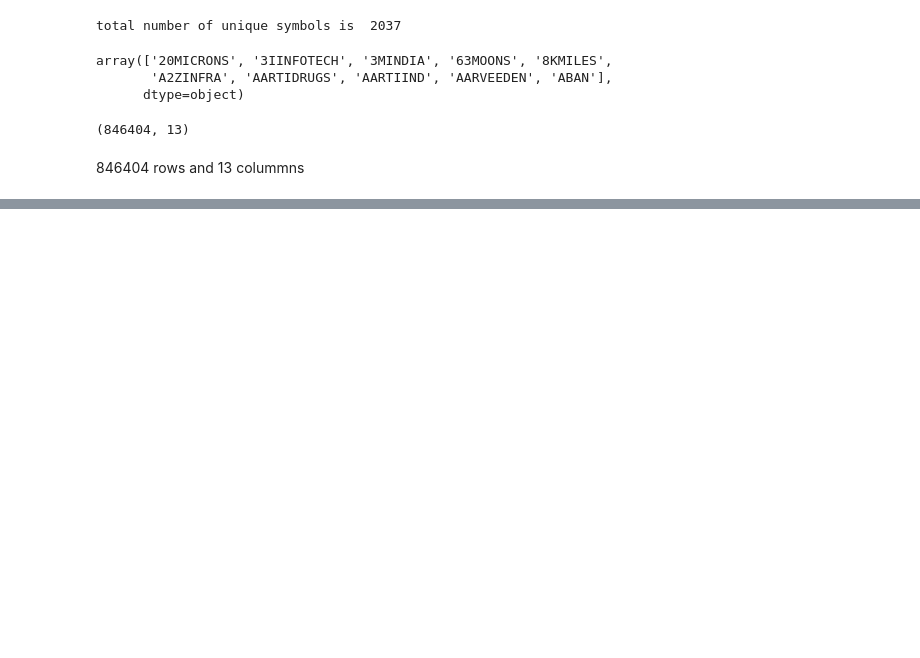
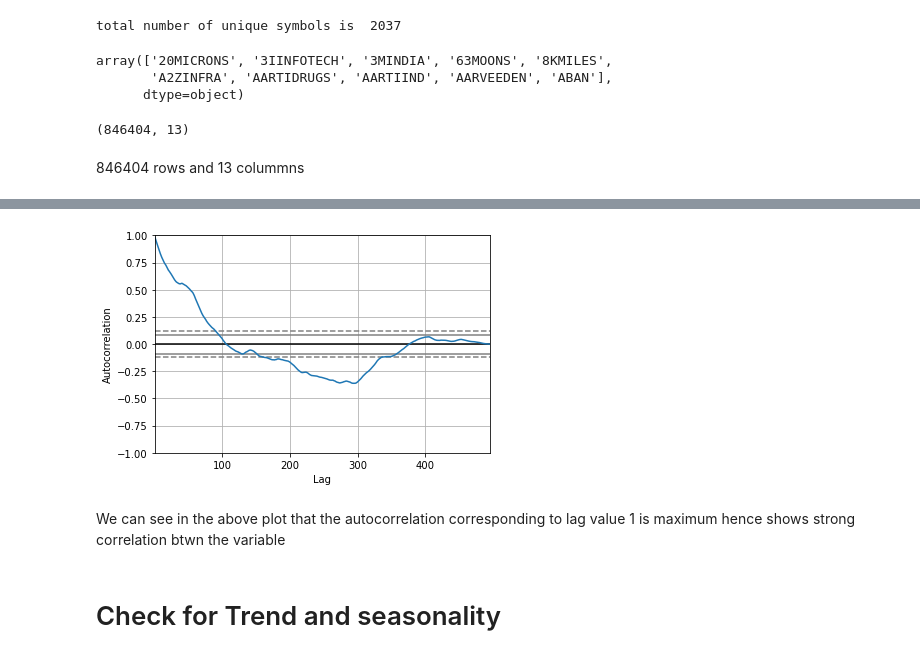
Before and after one commit to Muhia3/india-stocks-using-time-series, a Jupyter notebook: NSE time series.ipynb, the cells around one changed output, grey strips where cells are left out. Drawn from its saved outputs; the diff is of its cells as text; code cells hidden in the pictures; blank space fills up the shorter version.

```diff
--- a/NSE time series.ipynb
+++ b/NSE time series.ipynb
@@ -106,0 +193,10 @@ bank_stock.head()
+# %%
+#Let's cross check our value using pandas autocorrelation plot
+pd.plotting.autocorrelation_plot(stock_pivot[bank])
+plt.show()
+# %% [output]
+[figure, added]
+# %% [markdown]
+We can see in the above plot that the autocorrelation corresponding to lag value 1 is maximum hence shows strong correlation btwn the variable
+# %% [markdown]
+# Check for Trend and seasonality
```
Also changed, not shown: parts of 25 cells of this notebook.
